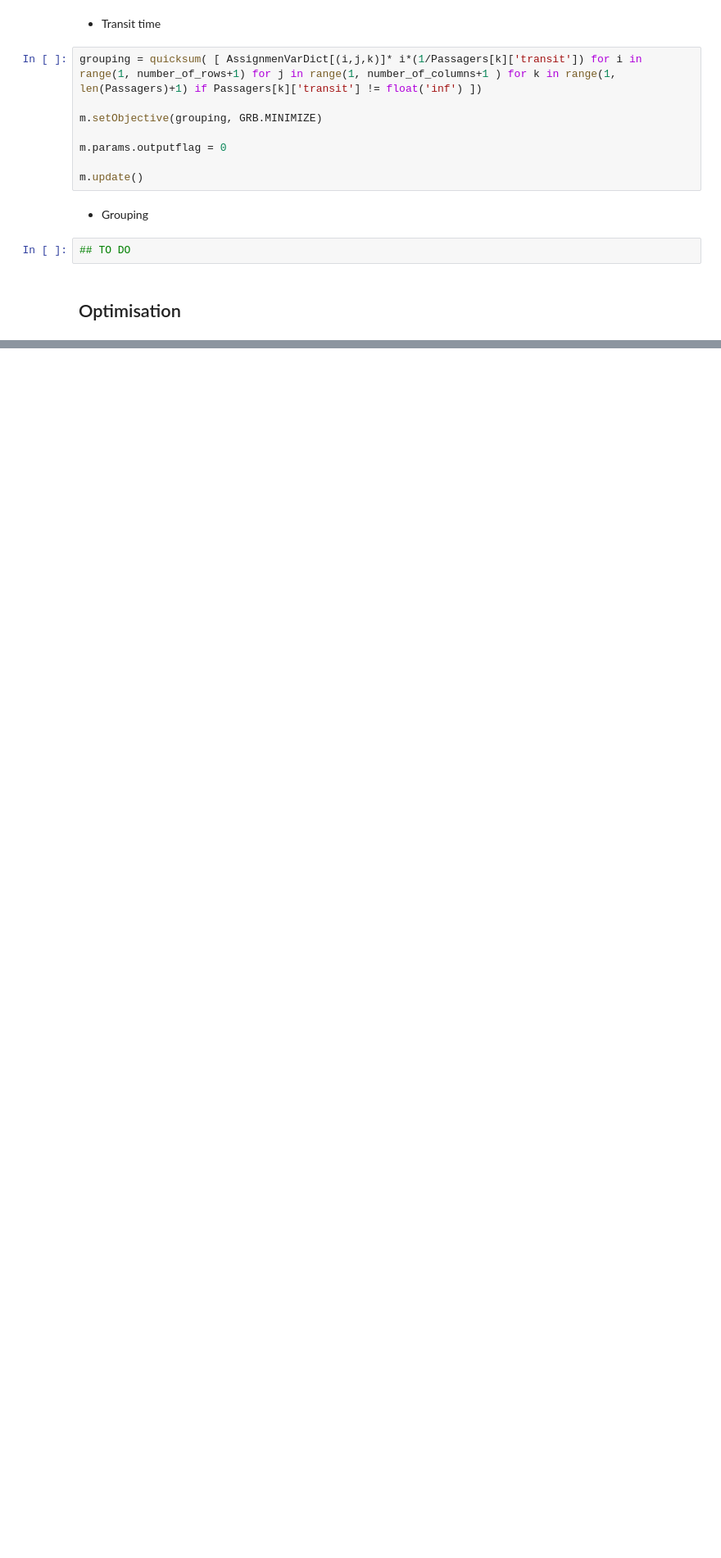
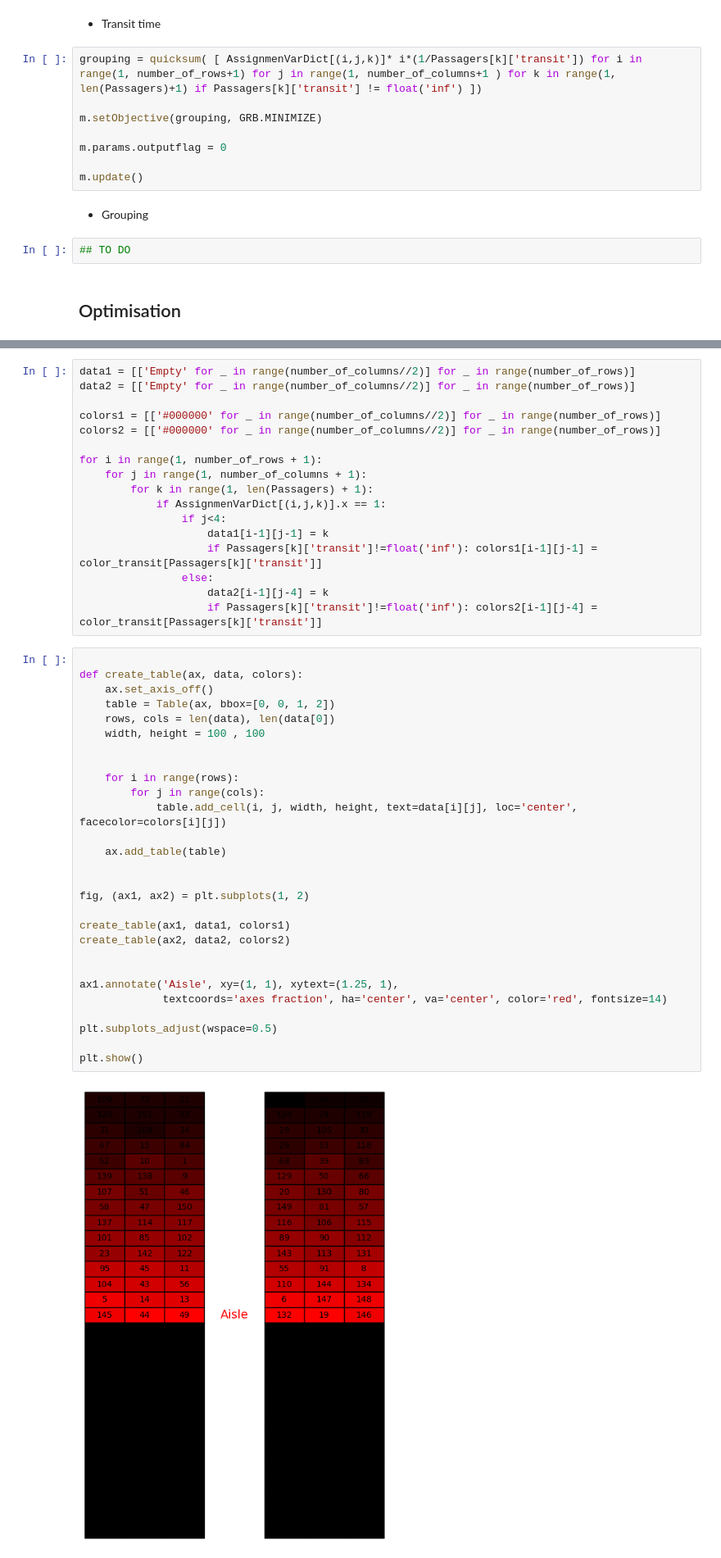
Before and after one commit to AlexandreRadigue/ST7_Opti_AirFrance, a Jupyter notebook: ST7 - AirFrance/main_Sal.ipynb, the cells around one changed output, grey strips where cells are left out. Shown: that part at 82% size. Cells and saved outputs as stored; diff of their text form; blank space fills up the shorter version.

```diff
--- a/ST7 - AirFrance/main_Sal.ipynb
+++ b/ST7 - AirFrance/main_Sal.ipynb
@@ -226,0 +241,47 @@ Em|18 inf|Em|25 inf|40 inf|Em|
+# %%
+data1 = [['Empty' for _ in range(number_of_columns//2)] for _ in range(number_of_rows)]
+data2 = [['Empty' for _ in range(number_of_columns//2)] for _ in range(number_of_rows)]
+
+colors1 = [['#000000' for _ in range(number_of_columns//2)] for _ in range(number_of_rows)]
+colors2 = [['#000000' for _ in range(number_of_columns//2)] for _ in range(number_of_rows)]
+
+for i in range(1, number_of_rows + 1):
+    for j in range(1, number_of_columns + 1):
+        for k in range(1, len(Passagers) + 1):
+            if AssignmenVarDict[(i,j,k)].x == 1:
+                if j<4:
+                    data1[i-1][j-1] = k
+                    if Passagers[k]['transit']!=float('inf'): colors1[i-1][j-1] = color_transit[Passagers[k]['transit']]
+                else:
+                    data2[i-1][j-4] = k
+                    if Passagers[k]['transit']!=float('inf'): colors2[i-1][j-4] = color_transit[Passagers[k]['transit']]
+# %%
+
+def create_table(ax, data, colors):
+    ax.set_axis_off()
+    table = Table(ax, bbox=[0, 0, 1, 2])
+    rows, cols = len(data), len(data[0])
+    width, height = 100 , 100
+
+
+    for i in range(rows):
+        for j in range(cols):
+            table.add_cell(i, j, width, height, text=data[i][j], loc='center', facecolor=colors[i][j])
+
+    ax.add_table(table)
+
+
+fig, (ax1, ax2) = plt.subplots(1, 2)
+
+create_table(ax1, data1, colors1)
+create_table(ax2, data2, colors2)
+
+
+ax1.annotate('Aisle', xy=(1, 1), xytext=(1.25, 1),
+             textcoords='axes fraction', ha='center', va='center', color='red', fontsize=14)
+
+plt.subplots_adjust(wspace=0.5)
+
+plt.show()
+# %% [output]
+[figure, added]
```
Also changed, not shown: parts of 8 cells of this notebook.
